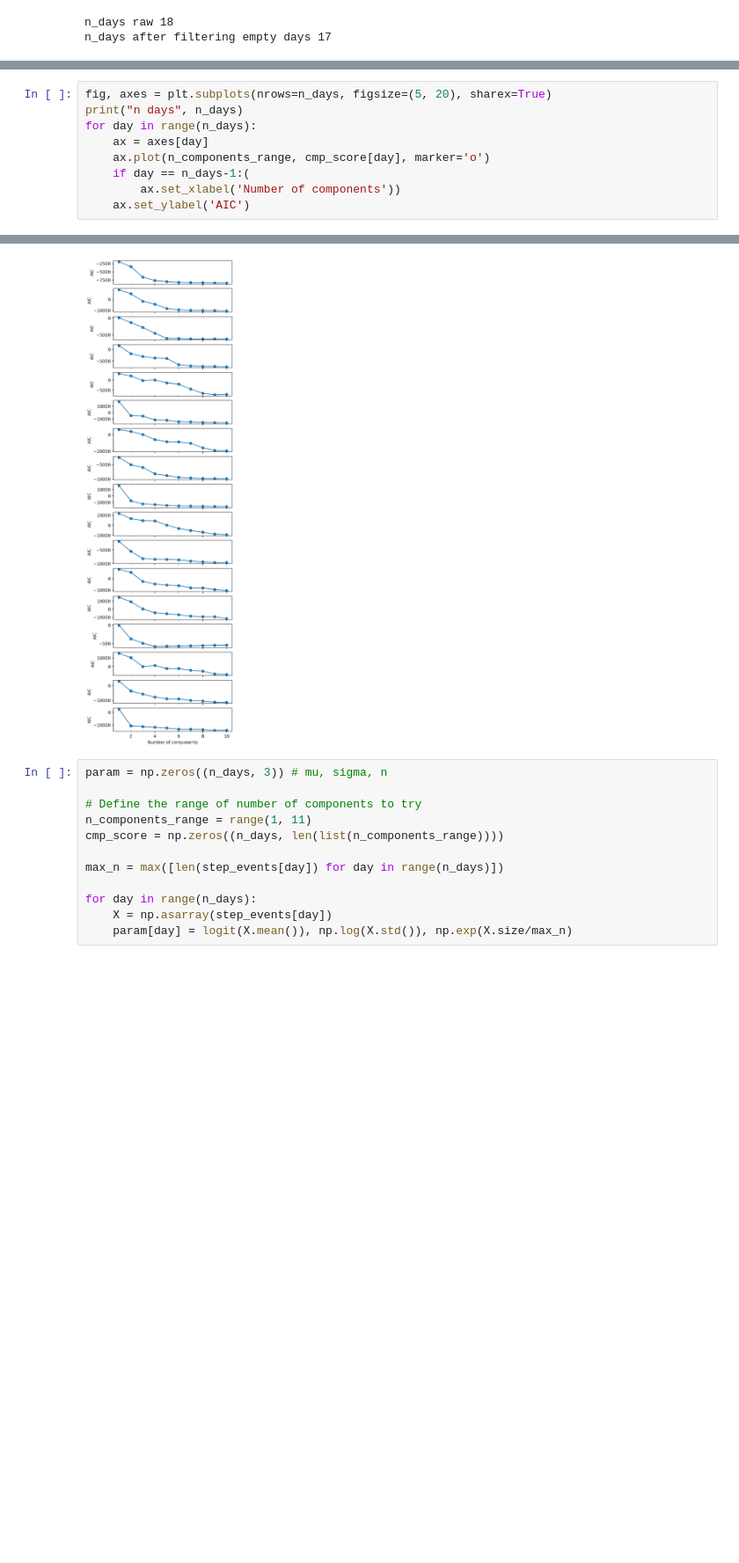
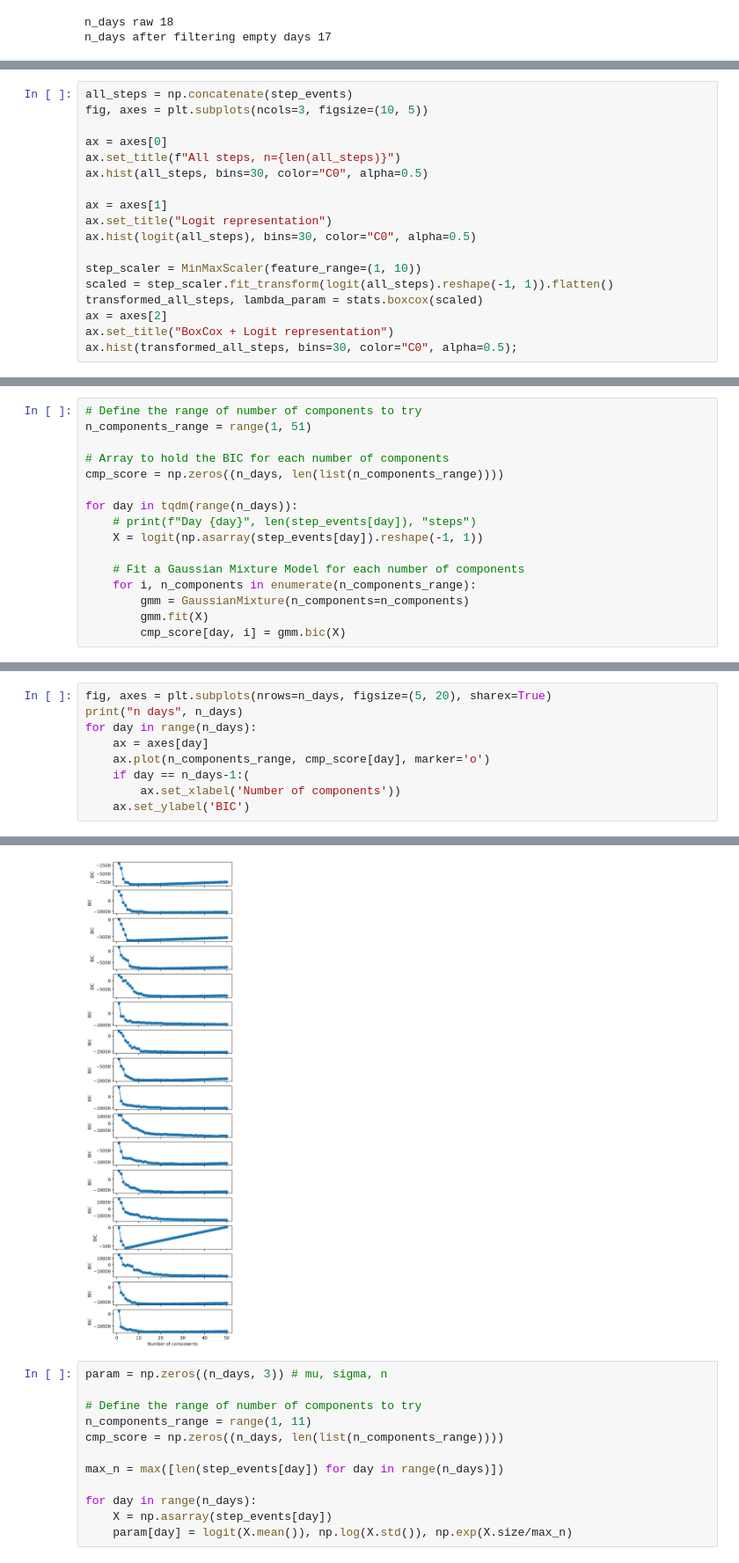
Before and after one commit to AurelienNioche/MAppAnalysis, a Jupyter notebook: notebooks/active_inference/main_11.ipynb, the cells around one changed output, grey strips where cells are left out. Shown at 88% size. Drawn from its saved outputs; the diff is of its cells as text; blank space fills up the shorter version.

```diff
--- a/notebooks/active_inference/main_11.ipynb
+++ b/notebooks/active_inference/main_11.ipynb
@@ -149,3 +112,21 @@ for ax, activity in zip(axes, deriv_cum_steps):
     ax.grid(False)
 # %% [output]
 [figure]
+# %%
+all_steps = np.concatenate(step_events)
+fig, axes = plt.subplots(ncols=3, figsize=(10, 5))
+
+ax = axes[0]
+ax.set_title(f"All steps, n={len(all_steps)}")
+ax.hist(all_steps, bins=30, color="C0", alpha=0.5)
+
+ax = axes[1]
+ax.set_title("Logit representation")
+ax.hist(logit(all_steps), bins=30, color="C0", alpha=0.5)
+
+step_scaler = MinMaxScaler(feature_range=(1, 10))
+scaled = step_scaler.fit_transform(logit(all_steps).reshape(-1, 1)).flatten()
+transformed_all_steps, lambda_param = stats.boxcox(scaled)
+ax = axes[2]
+ax.set_title("BoxCox + Logit representation")
+ax.hist(transformed_all_steps, bins=30, color="C0", alpha=0.5);
@@ -152,3 +135,19 @@ for ax, activity in zip(axes, deriv_cum_steps):
+# %%
+# Define the range of number of components to try
+n_components_range = range(1, 51)
+
+# Array to hold the BIC for each number of components
+cmp_score = np.zeros((n_days, len(list(n_components_range))))
+
+for day in tqdm(range(n_days)):
+    # print(f"Day {day}", len(step_events[day]), "steps")
+    X = logit(np.asarray(step_events[day]).reshape(-1, 1))
+
+    # Fit a Gaussian Mixture Model for each number of components
+    for i, n_components in enumerate(n_components_range):
+        gmm = GaussianMixture(n_components=n_components)
+        gmm.fit(X)
+        cmp_score[day, i] = gmm.bic(X)
 # %%
 len(list(n_components_range))
 # %% [output]
@@ -156,15 +155,15 @@ len(list(n_components_range))
 # %%
 fig, axes = plt.subplots(nrows=n_days, figsize=(5, 20), sharex=True)
 print("n days", n_days)
 for day in range(n_days):
     ax = axes[day]
     ax.plot(n_components_range, cmp_score[day], marker='o')
     if day == n_days-1:(
         ax.set_xlabel('Number of components'))
-    ax.set_ylabel('AIC')
+    ax.set_ylabel('BIC')
 # %% [output]
 n days 17
-[figure, old version]
+[figure, new version]
 # %%
 param = np.zeros((n_days, 3)) # mu, sigma, n
 
```
Also changed, not shown: parts of 23 cells of this notebook, 7 other files.
